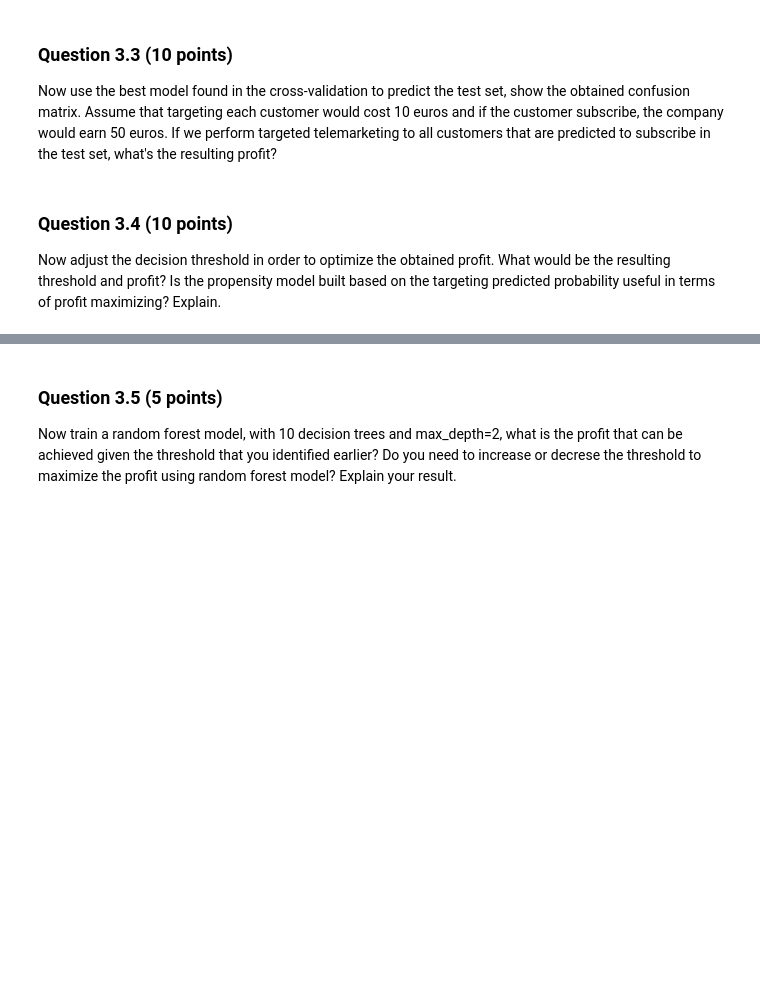
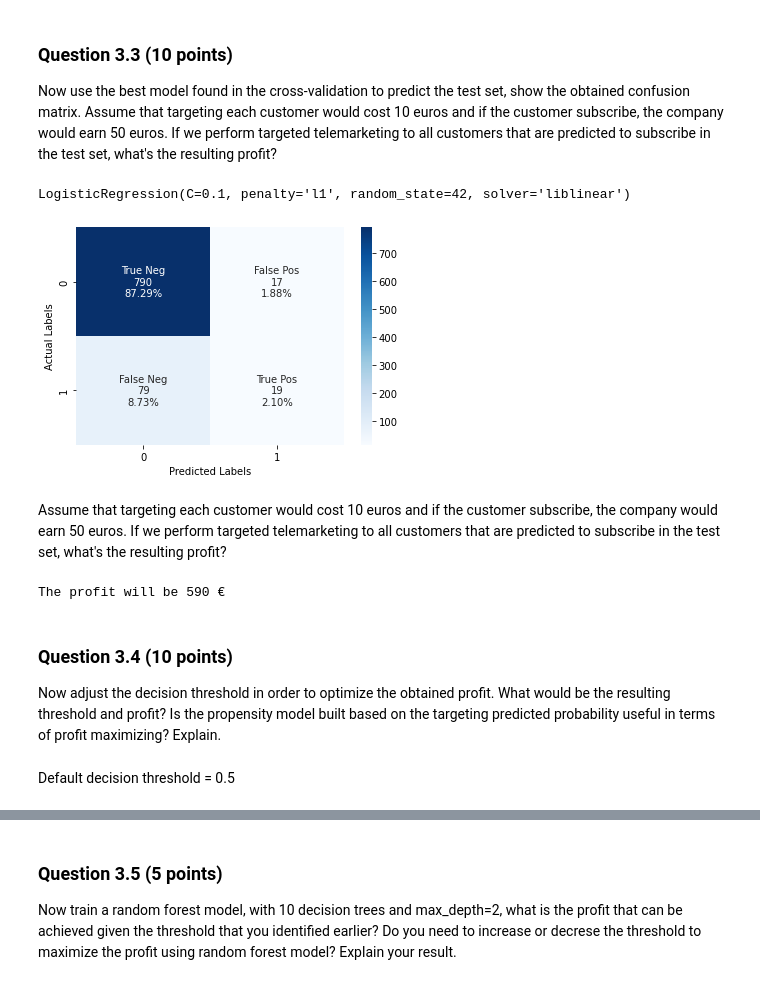
Before and after one commit to calculator3000/ml-assignment-1, a Jupyter notebook: 2487_2223_Assignment1.ipynb, the cells around one changed output, grey strips where cells are left out. Saved outputs shown, nothing was run; the diff lists cells and outputs as text; code cells hidden in the pictures; blank space fills up the shorter version.

```diff
--- a/2487_2223_Assignment1.ipynb
+++ b/2487_2223_Assignment1.ipynb
@@ -604,23 +734,17 @@ Expalin whether all features are useful for making prediction and why. List top
 # %%
-# add more attributes
-num_attribs = ["balance", "campaign", "day", "duration"]
-cat_attribs = ["job", "marital", "education", "default", "housing", "loan"]
+# split data into training and testing data sets
+X_train, X_test, y_train, y_test = train_test_split(X_processed2, y, test_size = 0.2, random_state=seed)
 
-# append logistic regression to preprocessing pipeline
-full_pipeline_l1 = Pipeline(steps=[
-    ('preprocessor', preprocessing),
-    ('classifier', LogisticRegression(penalty='l1'))
-])
-
-# split data into training and testing data sets
-X_train, X_test, y_train, y_test = train_test_split(X, y, test_size = 0.2, random_state=seed)
+# instantiate the model
+l1_reg = LogisticRegression(penalty='l1', random_state=seed, solver='liblinear')
 
 # Use the GridSearchCV object with cross_val_score to perform cross-validation and hyperparameter tuning
 params = {'C': [0.001, 0.01, 0.1, 1]}
-grid_search = GridSearchCV(full_pipeline_l1, params)
+grid_search = GridSearchCV(l1_reg, params, cv=5, scoring="precision", refit=True).fit(X_train, y_train)
 
-#grid_search.best_params_
-# scoring = ['accuracy', 'precision', 'recall']
-# cv_scores2 = cross_validate(grid_search, X_train, y_train, cv=5, scoring=scoring)
+# display best hyperparameters and average score on the test set
+print("Best hyperparameter alpha:", grid_search.best_params_)
+print("Mean cross-validated score of the best estimator:", grid_search.best_score_)
 
-# cv_scores2
+print("\n"+"Coefficients")
+print(grid_search.best_estimator_.coef_)
@@ -628,3 +863,29 @@ grid_search = GridSearchCV(full_pipeline_l1, params)
 ### Question 3.3 (10 points)
 
 Now use the best model found in the cross-validation to predict the test set, show the obtained confusion matrix. Assume that targeting each customer would cost 10 euros and if the customer subscribe, the company would earn 50 euros. If we perform targeted telemarketing to all customers that are predicted to subscribe in the test set, what's the resulting profit?
+# %%
+grid_search.best_estimator_
+# %% [output]
+LogisticRegression(C=0.1, penalty='l1', random_state=42, solver='liblinear')
+# %%
+best_model = grid_search.best_estimator_
+y_pred = best_model.predict(X_test)
+# %%
+cf_matrix = confusion_matrix(y_test, y_pred)
+
+group_names = ["True Neg","False Pos","False Neg","True Pos"]
+group_counts = ["{0:0.0f}".format(value) for value in
+                cf_matrix.flatten()]
+group_percentages = ["{0:.2%}".format(value) for value in
+                     cf_matrix.flatten()/np.sum(cf_matrix)]
+labels = [f"{v1}\n{v2}\n{v3}" for v1, v2, v3 in
+          zip(group_names,group_counts,group_percentages)]
+labels = np.asarray(labels).reshape(2,2)
+sns.heatmap(cf_matrix, annot=labels, fmt="", cmap='Blues')
+plt.xlabel('Predicted Labels')
+plt.ylabel('Actual Labels')
+plt.show()
+# %% [output]
+[figure, added]
+# %% [markdown]
+Assume that targeting each customer would cost 10 euros and if the customer subscribe, the company would earn 50 euros. If we perform targeted telemarketing to all customers that are predicted to subscribe in the test set, what's the resulting profit?
@@ -631,4 +897,19 @@ Now use the best model found in the cross-validation to predict the test set, sh
+# %%
+n_targeted = TP + FP # target all customers that were predicted to subscribe
+n_subscribers = TP # the FN will not be targeted
+targeting_cost = 10
+subscription_earn = 50
+
+revenue = n_subscribers * subscription_earn
+cost = n_targeted * targeting_cost
+
+profit = revenue - cost
+print(f"The profit will be {profit} €")
+# %% [output]
+The profit will be 590 €
 # %% [markdown]
 ### Question 3.4 (10 points)
 
 Now adjust the decision threshold in order to optimize the obtained profit. What would be the resulting threshold and profit? Is the propensity model built based on the targeting predicted probability useful in terms of profit maximizing? Explain.
+# %% [markdown]
+Default decision threshold = 0.5
```
Also changed, not shown: parts of 43 cells of this notebook.
